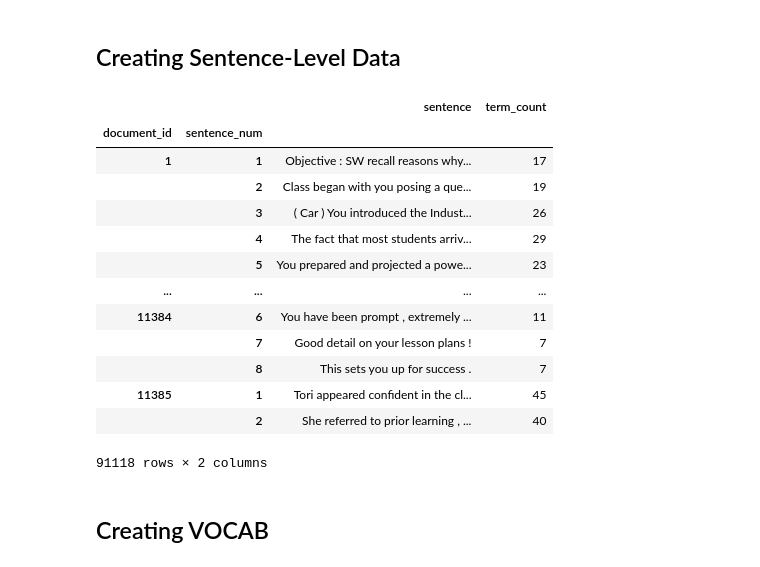
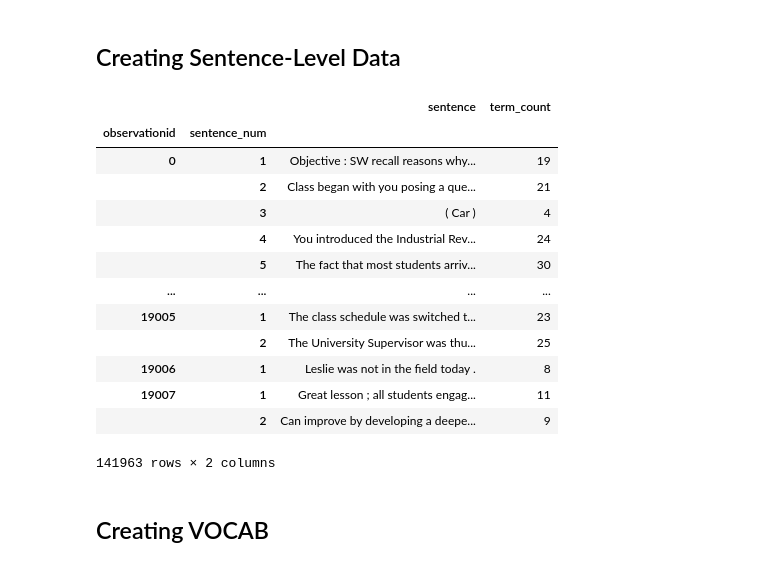
Before and after one commit to avitabilea/DS5001-Final-Project, a Jupyter notebook: 01_data_prep.ipynb, the cells around one changed output. Cells and saved outputs as stored; diff of their text form; code cells hidden in the pictures.

```diff
--- a/01_data_prep.ipynb
+++ b/01_data_prep.ipynb
@@ -75,0 +58,12 @@ eval_text = eval_text.join(n_psts.rename('n_psts'), on='supervisor')
+# %%
+# Counting documents written by each supervisor
+n_documents = eval_text.groupby('supervisor_id').size().rename('n_documents')
+
+# Counting PSTs evaluated by each supervisor
+n_psts = eval_text.groupby('supervisor_id')['uin'].nunique().rename('n_psts')
+
+# Merge the counts back to the original DataFrame, preserving the original index
+eval_text = eval_text.merge(n_psts, left_on='supervisor_id', right_index=True)
+eval_text = eval_text.merge(n_documents, left_on='supervisor_id', right_index=True)
+# %%
+eval_text.set_index('observationid')
@@ -80,7 +89,7 @@ eval_text = eval_text.join(n_psts.rename('n_psts'), on='supervisor')
 engine = CountVectorizer()
 model = engine.fit_transform(eval_text.overallcomments)
 # %%
-# Define a simple POS grouping function
+# Define a simple POS grouping function adapted for spaCy tags
 def pos_group(tag):
     if tag.startswith('N'):
         return 'NOUN'
@@ -97,26 +106,24 @@ def pos_group(tag):
 long_format_data = []
 
 # Iterate through each row in the DataFrame
-for document_id, row in eval_text.iterrows():
+for observationid, row in eval_text.iterrows():
     document = row['overallcomments']
-    sentences = nltk.sent_tokenize(document)
-    for sentence_num, sentence in enumerate(sentences):
-        tokens = nltk.word_tokenize(sentence)
-        tagged_tokens = nltk.pos_tag(tokens)  # Get POS tags for the tokens
-        for token_num, (token, tag) in enumerate(tagged_tokens):
+    doc = nlp(document)
+    for sentence_num, sentence in enumerate(doc.sents):
+        for token_num, token in enumerate(sentence):
             long_format_data.append({
-                'document_id': document_id,
+                'observationid': observationid,
                 'sentence_num': sentence_num + 1,
                 'token_num': token_num + 1,
-                'token_str': token.lower(),  # Typically, terms are stored in lower case
-                'term_str': token,           # Original token as it appears
-                'pos': tag,                  # POS tag
-                'pos_group': pos_group(tag)  # Grouped POS tag
+                'token_str': token.text.lower(),   # Terms are stored in lower case
+                'term_str': token.text,            # Original token as it appears
+                'pos': token.tag_,                 # POS tag using spaCy's fine-grained tags
+                'pos_group': pos_group(token.tag_) # Grouped POS tag
             })
 
 # Create DataFrame from long-format data
 CORPUS = pd.DataFrame(long_format_data)
 # %%
-CORPUS.set_index(['document_id', 'sentence_num', 'token_num'])
+CORPUS.set_index(['observationid', 'sentence_num', 'token_num'])
 # %% [output]
 |  |  |  | token_str | term_str | pos | pos_group |
@@ -182,31 +189,31 @@ LIB.to_csv(base_path + "output/LIB.csv", sep='|', index=True)
 ## Creating Sentence-Level Data
 # %%
 # Step 1: Aggregate terms to form sentences and count terms
-grouped = CORPUS.groupby(['document_id', 'sentence_num'])
+grouped = CORPUS.groupby(['observationid', 'sentence_num'])
 SENTENCES = pd.DataFrame({
     'sentence': grouped['term_str'].apply(' '.join),
     'term_count': grouped['term_str'].size()
 }).reset_index()
 
 # Flatten the column multi-levels generated by agg
-SENTENCES.columns = ['document_id', 'sentence_num', 'sentence', 'term_count']
+SENTENCES.columns = ['observationid', 'sentence_num', 'sentence', 'term_count']
 
-SENTENCES.set_index(['document_id', 'sentence_num'])
+SENTENCES.set_index(['observationid', 'sentence_num'])
 # %% [output]
 |  |  | sentence | term_count |
-| document_id | sentence_num |  |  |
-| 1 | 1 | Objective : SW recall reasons why... | 17 |
-|  | 2 | Class began with you posing a que... | 19 |
-|  | 3 | ( Car ) You introduced the Indust... | 26 |
-|  | 4 | The fact that most students arriv... | 29 |
-|  | 5 | You prepared and projected a powe... | 23 |
+| observationid | sentence_num |  |  |
+| 0 | 1 | Objective : SW recall reasons why... | 19 |
+|  | 2 | Class began with you posing a que... | 21 |
+|  | 3 | ( Car ) | 4 |
+|  | 4 | You introduced the Industrial Rev... | 24 |
+|  | 5 | The fact that most students arriv... | 30 |
 | ... | ... | ... | ... |
-| 11384 | 6 | You have been prompt , extremely ... | 11 |
-|  | 7 | Good detail on your lesson plans ! | 7 |
-|  | 8 | This sets you up for success . | 7 |
-| 11385 | 1 | Tori appeared confident in the cl... | 45 |
-|  | 2 | She referred to prior learning , ... | 40 |
+| 19005 | 1 | The class schedule was switched t... | 23 |
+|  | 2 | The University Supervisor was thu... | 25 |
+| 19006 | 1 | Leslie was not in the field today . | 8 |
+| 19007 | 1 | Great lesson ; all students engag... | 11 |
+|  | 2 | Can improve by developing a deepe... | 9 |
-91118 rows × 2 columns
+141963 rows × 2 columns
 # %%
 SENTENCES.to_csv(base_path + "output/SENTENCES.csv", sep='|', index=True)
 # %% [markdown]
```
Also changed, not shown: parts of 13 cells of this notebook, 2 other files.
